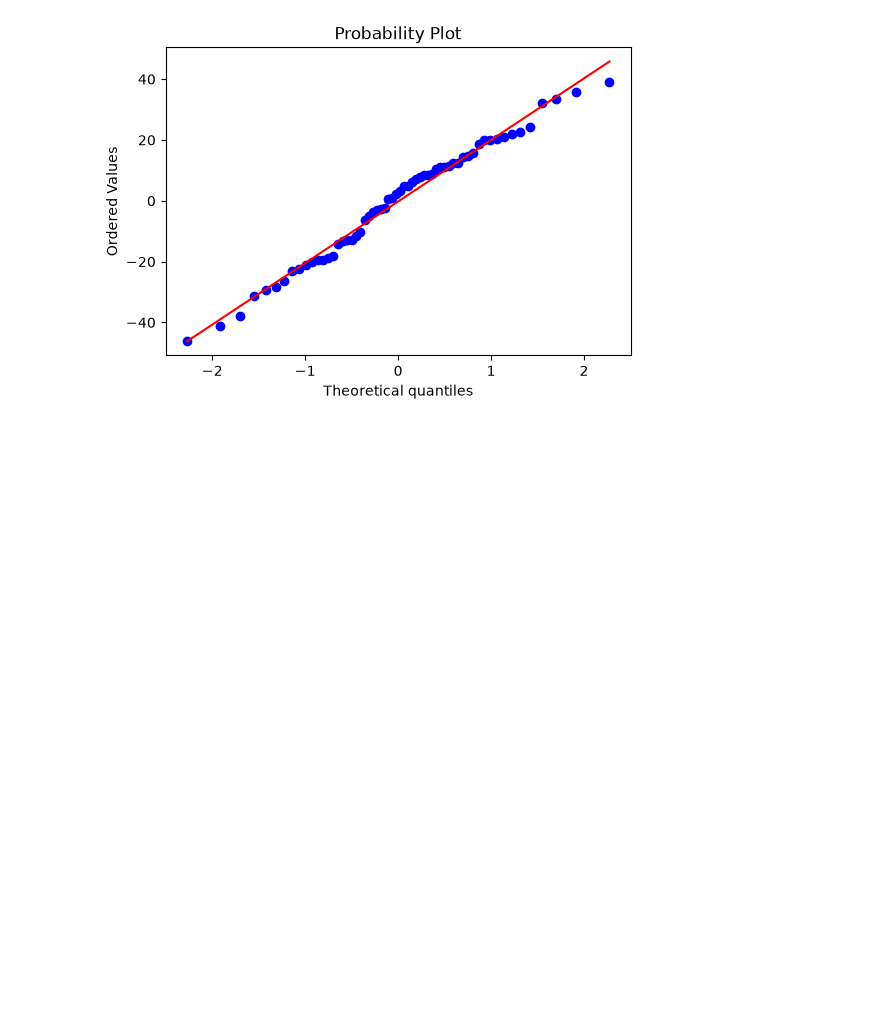
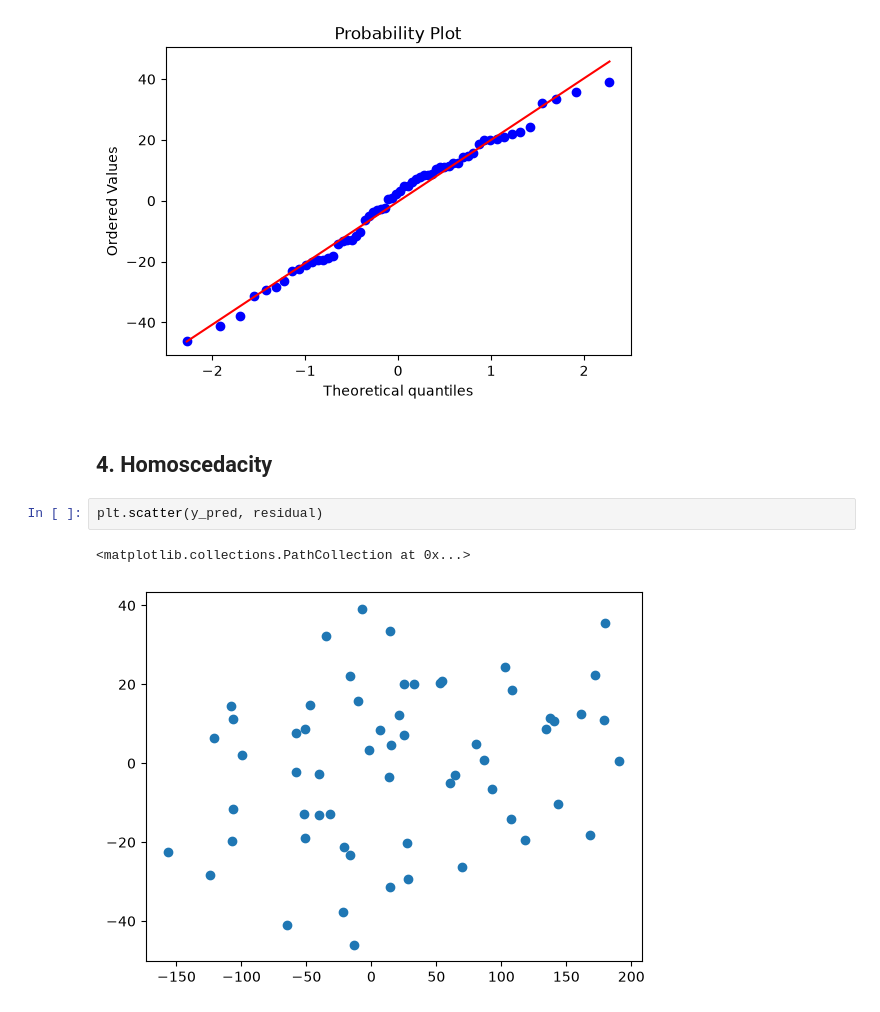
Before and after one commit to vishnu-g4947/AI-ML, a Jupyter notebook: machine_learning/04_MODEL_ALGO/06_LR_assumtions.ipynb, the cells around one changed output. Cells and saved outputs as stored; diff of their text form; blank space fills up the shorter version.

```diff
--- a/machine_learning/04_MODEL_ALGO/06_LR_assumtions.ipynb
+++ b/machine_learning/04_MODEL_ALGO/06_LR_assumtions.ipynb
@@ -85,3 +85,10 @@ plt.show
 # %% [output]
 <function matplotlib.pyplot.show(close=None, block=None)>
 [figure]
+# %% [markdown]
+## 4. Homoscedacity
+# %%
+plt.scatter(y_pred, residual)
+# %% [output]
+<matplotlib.collections.PathCollection at 0x...>
+[figure, added]
```
